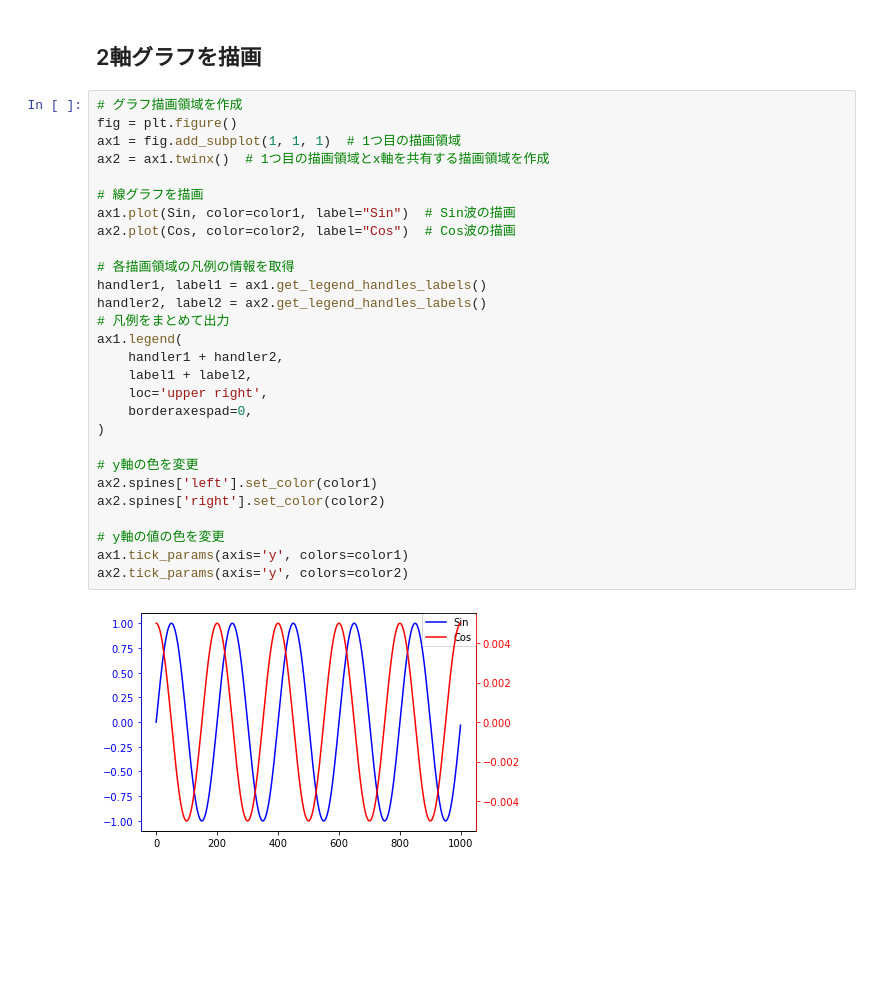
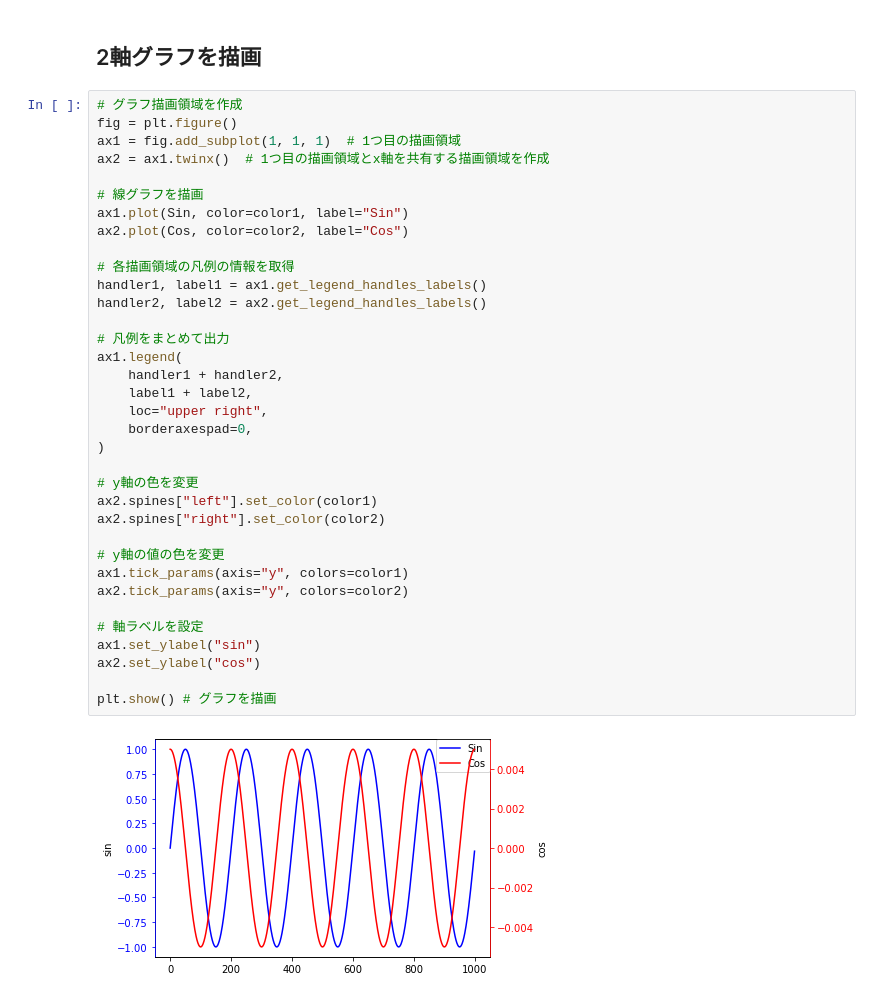
Before and after one commit to Data-Anal-Ojisan/DataAnalOji.hatena.sample, a Jupyter notebook: python_samples/blog_plot_2-axis_graph.ipynb, the cells around one changed output. Saved outputs shown, nothing was run; the diff lists cells and outputs as text; blank space fills up the shorter version.

```diff
--- a/python_samples/blog_plot_2-axis_graph.ipynb
+++ b/python_samples/blog_plot_2-axis_graph.ipynb
@@ -60,30 +60,37 @@ plt.show() # グラフを描画
 # %%
 # グラフ描画領域を作成
 fig = plt.figure()
 ax1 = fig.add_subplot(1, 1, 1)  # 1つ目の描画領域
 ax2 = ax1.twinx()  # 1つ目の描画領域とx軸を共有する描画領域を作成
 
 # 線グラフを描画
-ax1.plot(Sin, color=color1, label="Sin")  # Sin波の描画
-ax2.plot(Cos, color=color2, label="Cos")  # Cos波の描画
+ax1.plot(Sin, color=color1, label="Sin")
+ax2.plot(Cos, color=color2, label="Cos")
 
 # 各描画領域の凡例の情報を取得
 handler1, label1 = ax1.get_legend_handles_labels()
 handler2, label2 = ax2.get_legend_handles_labels()
+
 # 凡例をまとめて出力
 ax1.legend(
     handler1 + handler2,
     label1 + label2,
-    loc='upper right',
+    loc="upper right",
     borderaxespad=0,
 )
 
 # y軸の色を変更
-ax2.spines['left'].set_color(color1)
-ax2.spines['right'].set_color(color2)
+ax2.spines["left"].set_color(color1)
+ax2.spines["right"].set_color(color2)
 
 # y軸の値の色を変更
-ax1.tick_params(axis='y', colors=color1)
-ax2.tick_params(axis='y', colors=color2)
+ax1.tick_params(axis="y", colors=color1)
+ax2.tick_params(axis="y", colors=color2)
+
+# 軸ラベルを設定
+ax1.set_ylabel("sin")
+ax2.set_ylabel("cos")
+
+plt.show() # グラフを描画
 # %% [output]
-[figure, old version]
+[figure, new version]
```
Also changed, not shown: parts of 3 cells of this notebook.
